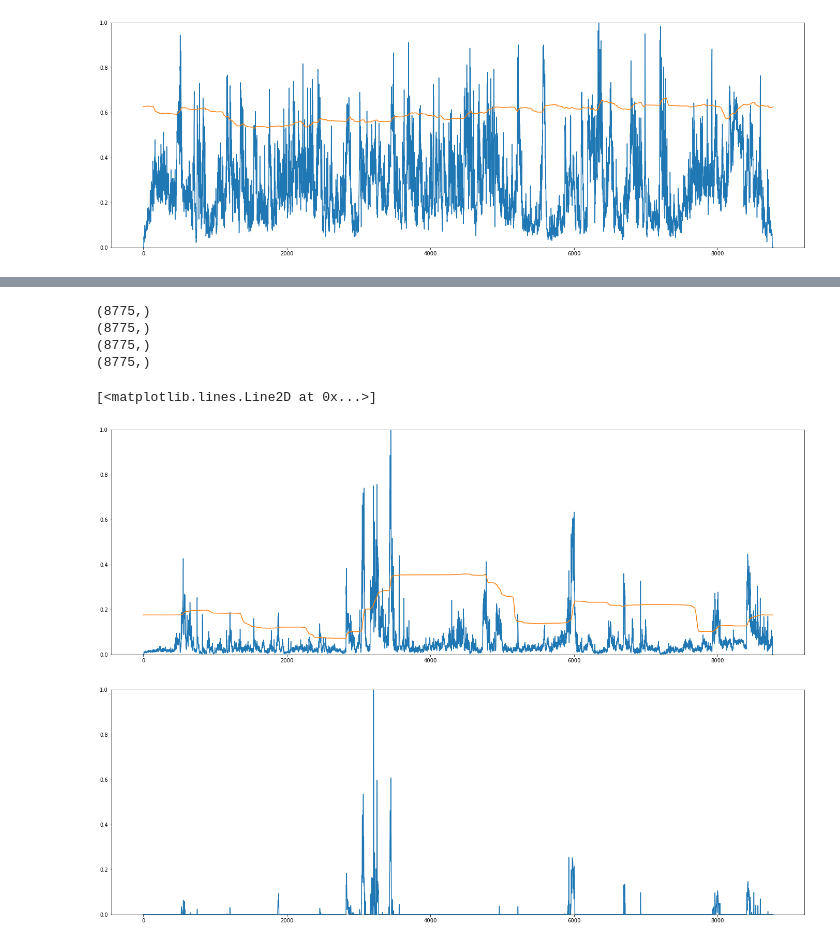
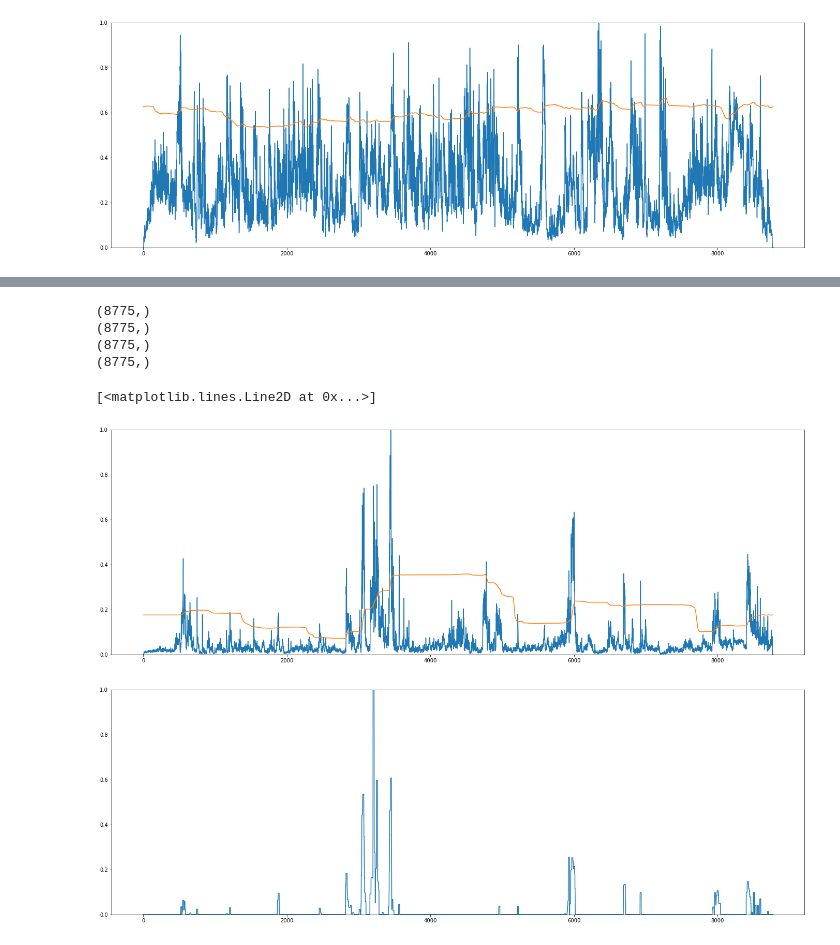
Before and after one commit to DevTae/PsychoAcousticsAnalysis, a Jupyter notebook: PsychoAcousticAnalysis3.ipynb, the cells around one changed output, grey strips where cells are left out. Drawn from its saved outputs; the diff is of its cells as text; code cells hidden in the pictures.

```diff
--- a/PsychoAcousticAnalysis3.ipynb
+++ b/PsychoAcousticAnalysis3.ipynb
@@ -147,6 +181,10 @@ plt.plot(thresholds)
 (8775,)
 [<matplotlib.lines.Line2D at 0x...>]
 [figure]
+# %%
+# Loudness, Sharpness, Booming 에 대한 frame_width 반영을 위한 변수 선언
+#window_time_length = 0.025 # 0.025초만큼 window 자르기
+window_time_length = 0.1 # 0.1초만큼 window 자르기
 # %%
 # Loudness
 n_fft = 2048 # hop_length = n_fft // 4
@@ -165,9 +203,8 @@ loudness = feature * weight_factor * 20
 loudness = np.abs(loudness) ** 2 # power of loudness
 loudness = np.sum(loudness, axis=0)
 
-# 최대최소 설정
+# 최대 설정
 max_loudness = 1.0
-min_loudness = -1.0
 max_value = np.max(np.abs(loudness))
 
 if max_value > 0:
@@ -184,7 +221,6 @@ loudness_result = loudness - thresholds
 print(loudness_result.shape)
 
 # max window function 적용
-window_time_length = 0.025 # 0.025초만큼 window 자르기
 window_size = get_index_from_time(window_time_length)
 window_size_divided = window_size // 2
 loudness_result = np.array([ np.max(loudness_result[(i-window_size_divided if i-window_size_divided >= 0 else 0):(i+window_size_divided if i+window_size_divided < len(loudness_result) else len(loudness_result))]) for i in range(0, len(loudness_result)) ])
@@ -263,19 +299,17 @@ sharpness_result = sharpness - thresholds
 print(sharpness_result.shape)
 
 # max window function 적용
-window_time_length = 0.025 # 0.025초만큼 window 자르기
 window_size = get_index_from_time(window_time_length)
 window_size_divided = window_size // 2
 sharpness_result = np.array([ np.max(sharpness_result[(i-window_size_divided if i-window_size_divided >= 0 else 0):(i+window_size_divided if i+window_size_divided < len(sharpness_result) else len(sharpness_result))]) for i in range(0, len(sharpness_result)) ])
 sharpness_result[np.isnan(sharpness_result)] = 0
 sharpness_result[sharpness_result < 0] = 0
 
-# 최대 최소 설정
+# 최대 설정
 max_sharpness_result = 1.0
-min_sharpness_result = -1.0
 max_value = np.max(np.abs(sharpness_result))
 
-if max_value_result > 0:
+if max_value > 0:
     sharpness_result = sharpness_result * (max_sharpness_result / max_value)
 
 print(sharpness_result.shape)
@@ -342,36 +376,34 @@ booming_result = booming - thresholds
 print(booming_result.shape)
 
 # max window function 적용
-window_time_length = 0.025 # 0.025초만큼 window 자르기
 window_size = get_index_from_time(window_time_length)
 window_size_divided = window_size // 2
 booming_result = np.array([ np.max(sharpness_result[(i-window_size_divided if i-window_size_divided >= 0 else 0):(i+window_size_divided if i+window_size_divided < len(booming_result) else len(booming_result))]) for i in range(0, len(booming_result)) ])
 booming_result[np.isnan(booming_result)] = 0
 booming_result[booming_result < 0] = 0
 
-# 최대 최소 설정
+# 최대 설정
 max_booming_result = 1.0
-min_booming_result = -1.0
 max_value = np.max(np.abs(booming_result))
 
 if max_value > 0:
     booming_result = booming_result * (max_booming_result / max_value)
 
 print(booming_result.shape)
 
 # 그래프 출력
 plt.figure(figsize=(24, 8))
 plt.ylim(0, 1)
 plt.plot(booming)
 plt.plot(thresholds)
 plt.figure(figsize=(24, 8))
 plt.ylim(0, 1)
 plt.plot(booming_result)
 # %% [output]
 (8775,)
 (8775,)
 (8775,)
 (8775,)
 [<matplotlib.lines.Line2D at 0x...>]
 [figure]
-[figure, old version]
+[figure, new version]
```
Also changed, not shown: parts of 5 cells of this notebook, 3 other files.
